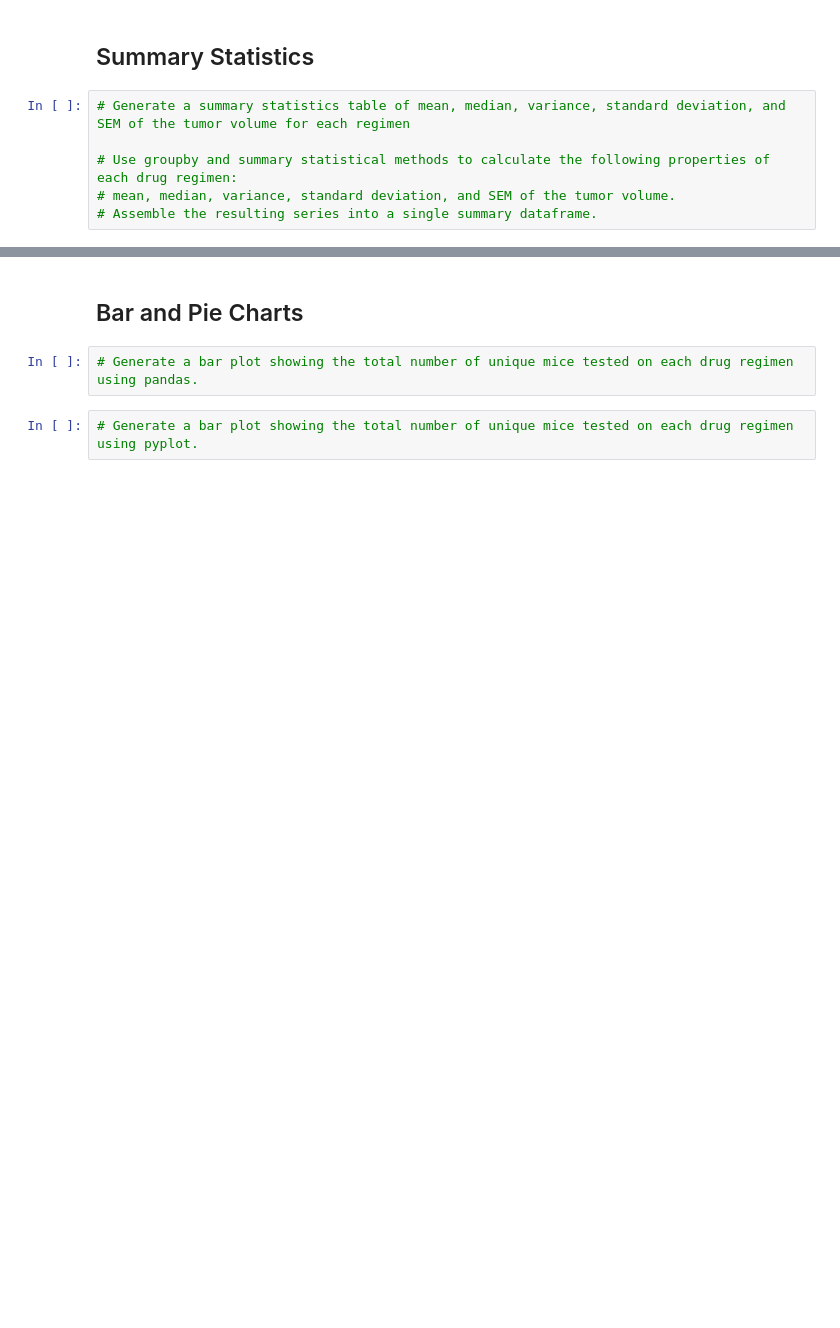
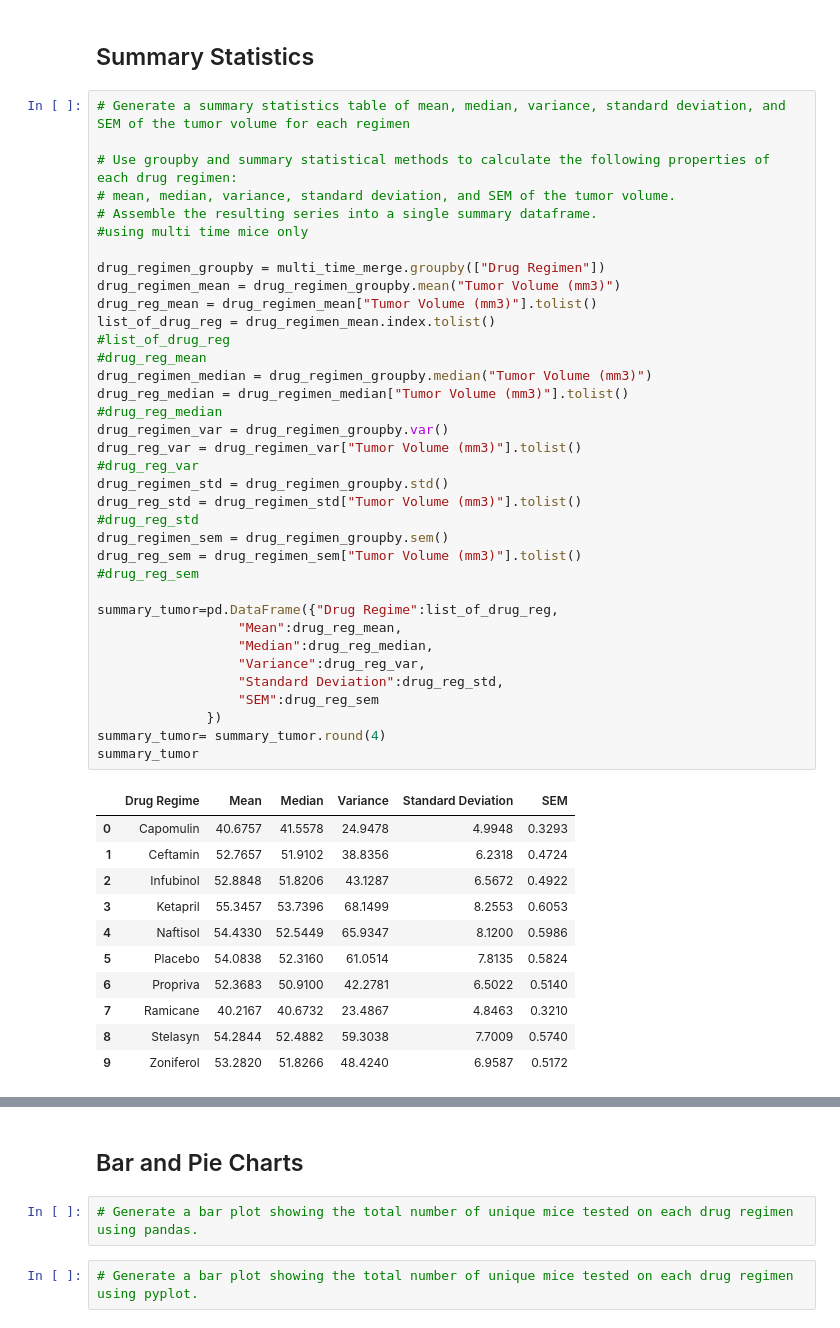
Before and after one commit to da-jam/matplotlib_challenge, a Jupyter notebook: Pymaceuticals/pymaceuticals_starter.ipynb, the cells around one changed output, grey strips where cells are left out. Cells and saved outputs as stored; diff of their text form; blank space fills up the shorter version.

```diff
--- a/Pymaceuticals/pymaceuticals_starter.ipynb
+++ b/Pymaceuticals/pymaceuticals_starter.ipynb
@@ -70,9 +146,51 @@ study_uniq1
 # %%
 # Generate a summary statistics table of mean, median, variance, standard deviation, and SEM of the tumor volume for each regimen
 
 # Use groupby and summary statistical methods to calculate the following properties of each drug regimen:
 # mean, median, variance, standard deviation, and SEM of the tumor volume.
 # Assemble the resulting series into a single summary dataframe.
+#using multi time mice only
+
+drug_regimen_groupby = multi_time_merge.groupby(["Drug Regimen"])
+drug_regimen_mean = drug_regimen_groupby.mean("Tumor Volume (mm3)")
+drug_reg_mean = drug_regimen_mean["Tumor Volume (mm3)"].tolist()
+list_of_drug_reg = drug_regimen_mean.index.tolist()
+#list_of_drug_reg
+#drug_reg_mean
+drug_regimen_median = drug_regimen_groupby.median("Tumor Volume (mm3)")
+drug_reg_median = drug_regimen_median["Tumor Volume (mm3)"].tolist()
+#drug_reg_median
+drug_regimen_var = drug_regimen_groupby.var()
+drug_reg_var = drug_regimen_var["Tumor Volume (mm3)"].tolist()
+#drug_reg_var
+drug_regimen_std = drug_regimen_groupby.std()
+drug_reg_std = drug_regimen_std["Tumor Volume (mm3)"].tolist()
+#drug_reg_std
+drug_regimen_sem = drug_regimen_groupby.sem()
+drug_reg_sem = drug_regimen_sem["Tumor Volume (mm3)"].tolist()
+#drug_reg_sem
+
+summary_tumor=pd.DataFrame({"Drug Regime":list_of_drug_reg,
+                  "Mean":drug_reg_mean,
+                  "Median":drug_reg_median,
+                  "Variance":drug_reg_var,
+                  "Standard Deviation":drug_reg_std,
+                  "SEM":drug_reg_sem
+              })
+summary_tumor= summary_tumor.round(4)
+summary_tumor
+# %% [output]
+|  | Drug Regime | Mean | Median | Variance | Standard Deviation | SEM |
+| 0 | Capomulin | 40.6757 | 41.5578 | 24.9478 | 4.9948 | 0.3293 |
+| 1 | Ceftamin | 52.7657 | 51.9102 | 38.8356 | 6.2318 | 0.4724 |
+| 2 | Infubinol | 52.8848 | 51.8206 | 43.1287 | 6.5672 | 0.4922 |
+| 3 | Ketapril | 55.3457 | 53.7396 | 68.1499 | 8.2553 | 0.6053 |
+| 4 | Naftisol | 54.4330 | 52.5449 | 65.9347 | 8.1200 | 0.5986 |
+| 5 | Placebo | 54.0838 | 52.3160 | 61.0514 | 7.8135 | 0.5824 |
+| 6 | Propriva | 52.3683 | 50.9100 | 42.2781 | 6.5022 | 0.5140 |
+| 7 | Ramicane | 40.2167 | 40.6732 | 23.4867 | 4.8463 | 0.3210 |
+| 8 | Stelasyn | 54.2844 | 52.4882 | 59.3038 | 7.7009 | 0.5740 |
+| 9 | Zoniferol | 53.2820 | 51.8266 | 48.4240 | 6.9587 | 0.5172 |
 # %%
 # Generate a summary statistics table of mean, median, variance, standard deviation, and SEM of the tumor volume for each regimen
 
```
Also changed, not shown: parts of 8 cells of this notebook.
